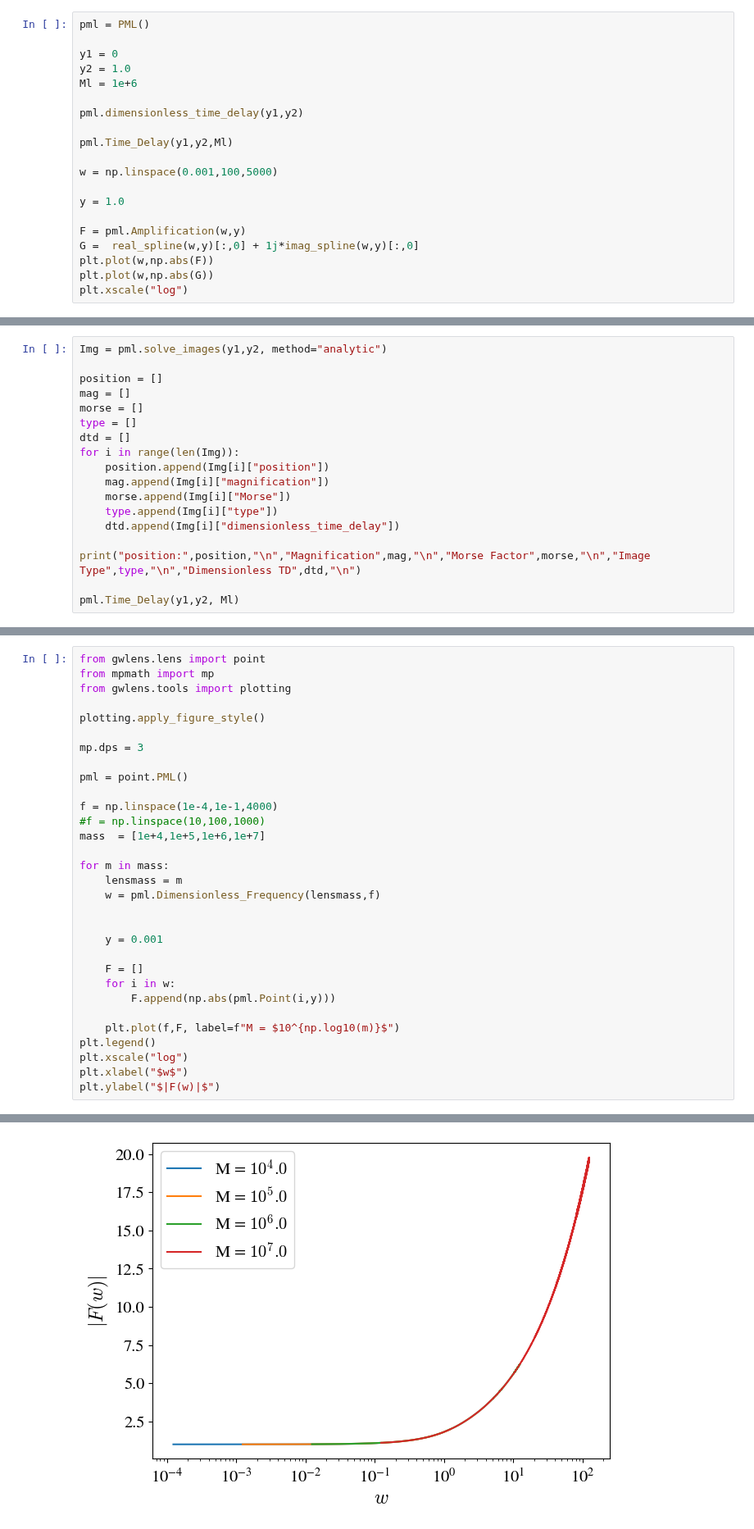
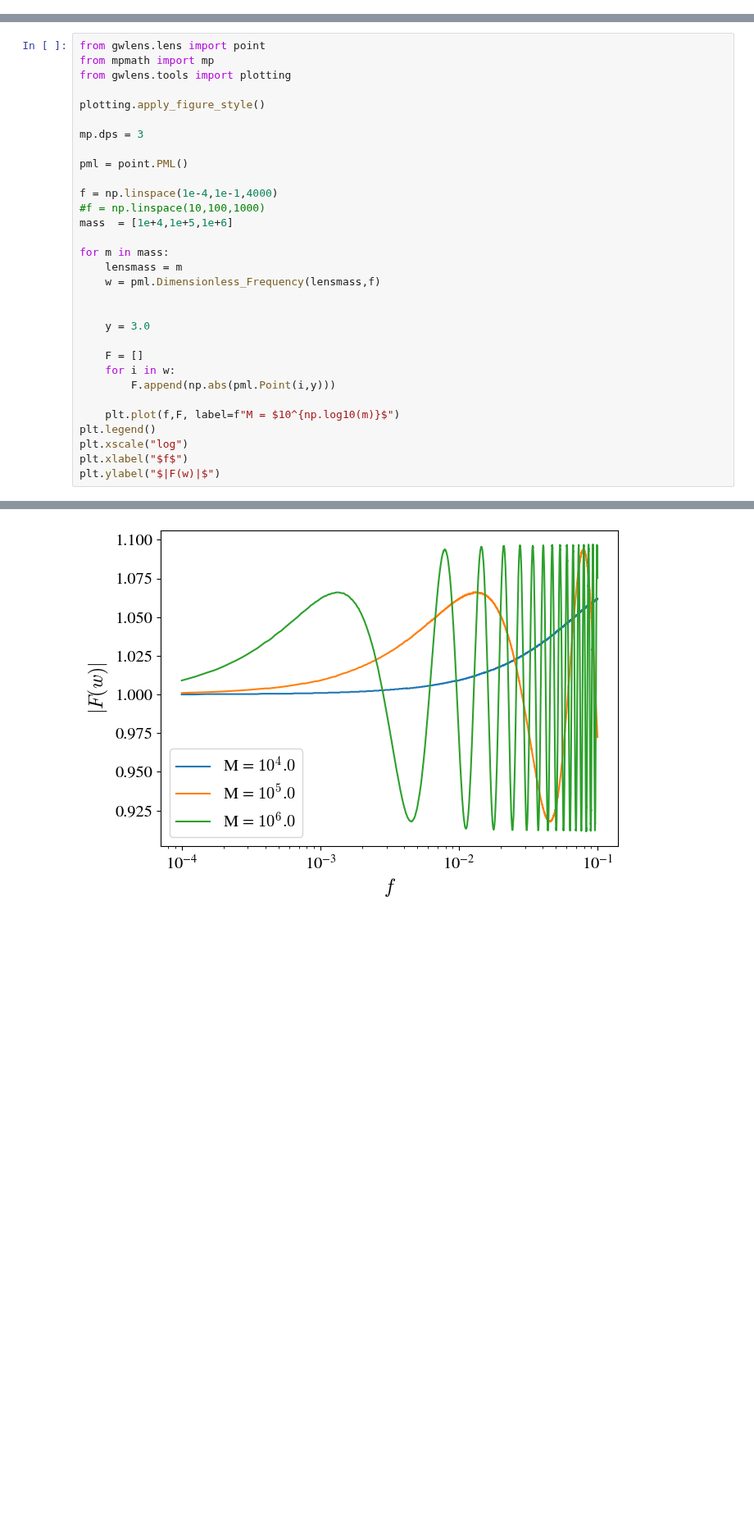
Before and after one commit to hsreekanth15/GWLENS, a Jupyter notebook: examples/getting_started.ipynb, the cells around one changed output, grey strips where cells are left out. Shown at 82% size. Saved outputs shown, nothing was run; the diff lists cells and outputs as text; blank space fills up the shorter version.

```diff
--- a/examples/getting_started.ipynb
+++ b/examples/getting_started.ipynb
@@ -76,23 +76,3 @@ plt.legend()
 plt.show()
 # %% [output]
 [figure]
-# %%
-pml = PML()
-
-y1 = 0
-y2 = 1.0
-Ml = 1e+6
-
-pml.dimensionless_time_delay(y1,y2)
-
-pml.Time_Delay(y1,y2,Ml)
-
-w = np.linspace(0.001,100,5000)
-
-y = 1.0
-
-F = pml.Amplification(w,y)
-G =  real_spline(w,y)[:,0] + 1j*imag_spline(w,y)[:,0]
-plt.plot(w,np.abs(F))
-plt.plot(w,np.abs(G))
-plt.xscale("log")
@@ -101,18 +78,0 @@ plt.xscale("log")
-# %%
-Img = pml.solve_images(y1,y2, method="analytic")
-
-position = []
-mag = []
-morse = []
-type = []
-dtd = []
-for i in range(len(Img)):
-    position.append(Img[i]["position"])
-    mag.append(Img[i]["magnification"])
-    morse.append(Img[i]["Morse"])
-    type.append(Img[i]["type"])
-    dtd.append(Img[i]["dimensionless_time_delay"])
-
-print("position:",position,"\n","Magnification",mag,"\n","Morse Factor",morse,"\n","Image Type",type,"\n","Dimensionless TD",dtd,"\n")
-
-pml.Time_Delay(y1,y2, Ml)
@@ -126,34 +79,34 @@ position: [(0.0, 1.618033988749895), (-0.0, -0.6180339887498949)]
 # %%
 from gwlens.lens import point
 from mpmath import mp
 from gwlens.tools import plotting
 
 plotting.apply_figure_style()
 
 mp.dps = 3
 
 pml = point.PML()
 
 f = np.linspace(1e-4,1e-1,4000)
 #f = np.linspace(10,100,1000)
-mass  = [1e+4,1e+5,1e+6,1e+7]
+mass  = [1e+4,1e+5,1e+6]
 
 for m in mass:
     lensmass = m
     w = pml.Dimensionless_Frequency(lensmass,f)
 
 
-    y = 0.001
+    y = 3.0
 
     F = []
     for i in w:
         F.append(np.abs(pml.Point(i,y)))
 
     plt.plot(f,F, label=f"M = $10^{np.log10(m)}$")
 plt.legend()
 plt.xscale("log")
-plt.xlabel("$w$")
+plt.xlabel("$f$")
 plt.ylabel("$|F(w)|$")
 # %% [output]
 Text(0, 0.5, '$|F(w)|$')
-[figure, old version]
+[figure, new version]
```
Also changed, not shown: parts of 7 cells of this notebook, 3 other files.
